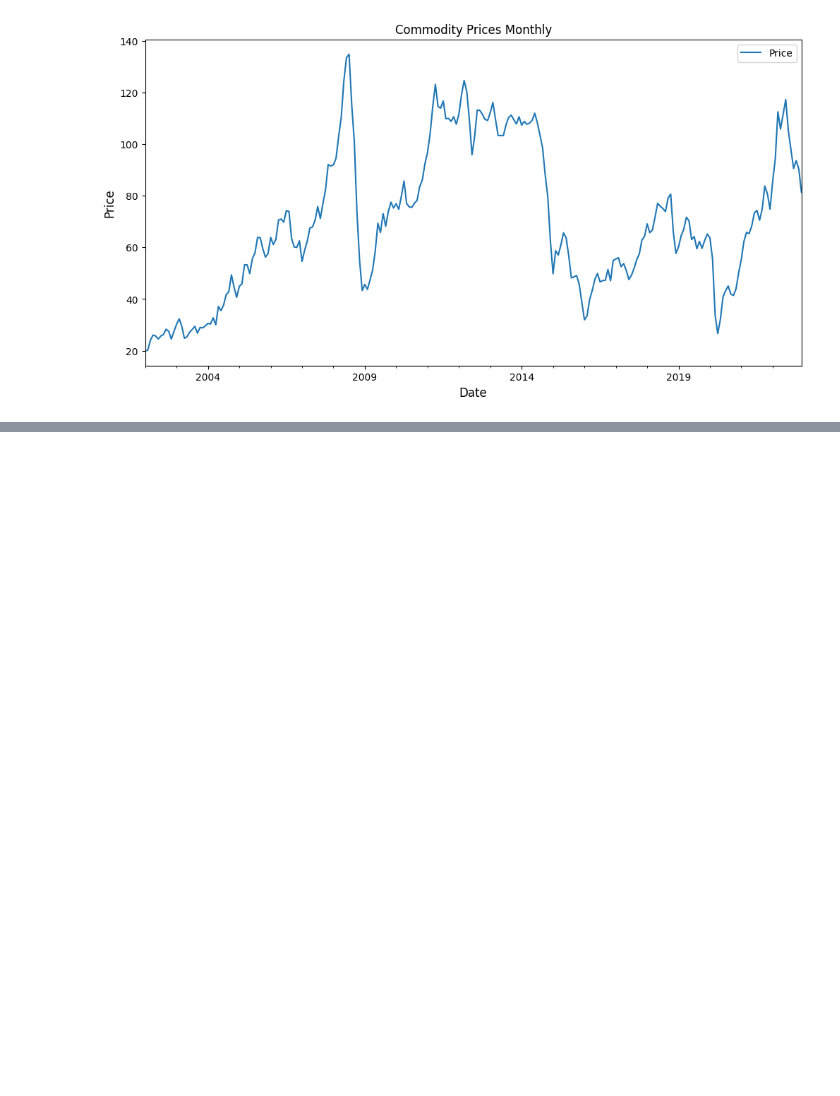
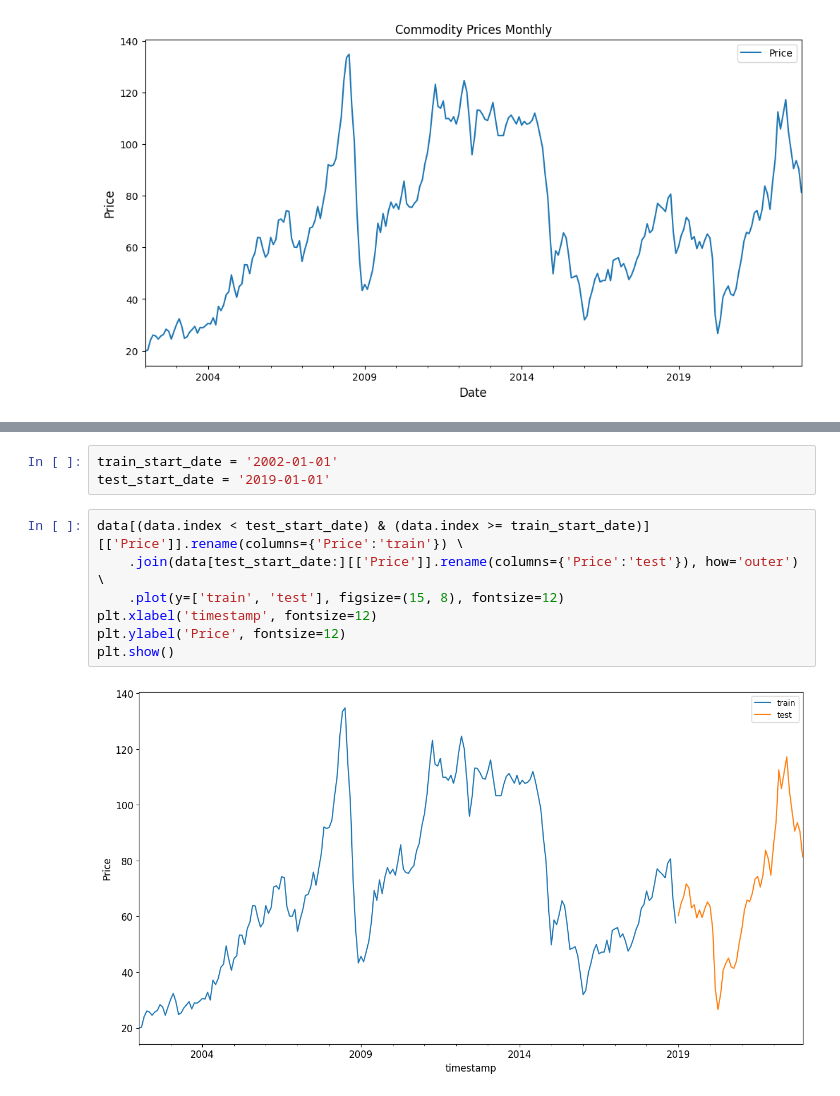
Before and after one commit to jnopareboateng/ml-library, a Jupyter notebook: crude-oil-forecast/arima.ipynb, the cells around one changed output, grey strips where cells are left out. Saved outputs shown, nothing was run; the diff lists cells and outputs as text; blank space fills up the shorter version.

```diff
--- a/crude-oil-forecast/arima.ipynb
+++ b/crude-oil-forecast/arima.ipynb
@@ -348,0 +60,12 @@ Wall time: 1.05 ms
+# %%
+train_start_date = '2002-01-01'
+test_start_date = '2019-01-01'
+# %%
+data[(data.index < test_start_date) & (data.index >= train_start_date)][['Price']].rename(columns={'Price':'train'}) \
+    .join(data[test_start_date:][['Price']].rename(columns={'Price':'test'}), how='outer') \
+    .plot(y=['train', 'test'], figsize=(15, 8), fontsize=12)
+plt.xlabel('timestamp', fontsize=12)
+plt.ylabel('Price', fontsize=12)
+plt.show()
+# %% [output]
+[figure, added]
```
Also changed, not shown: parts of 60 cells of this notebook, 3 other files.
